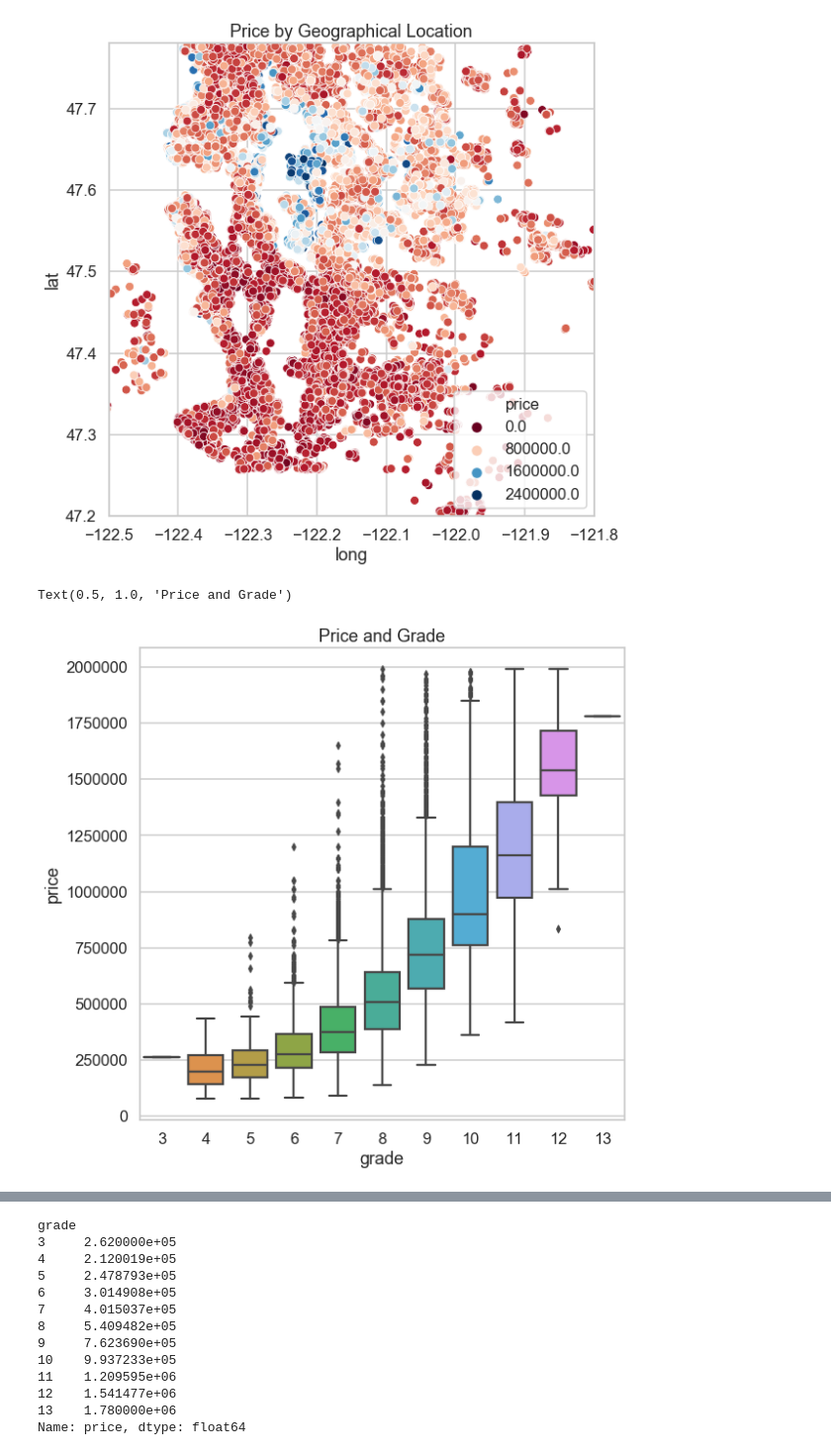
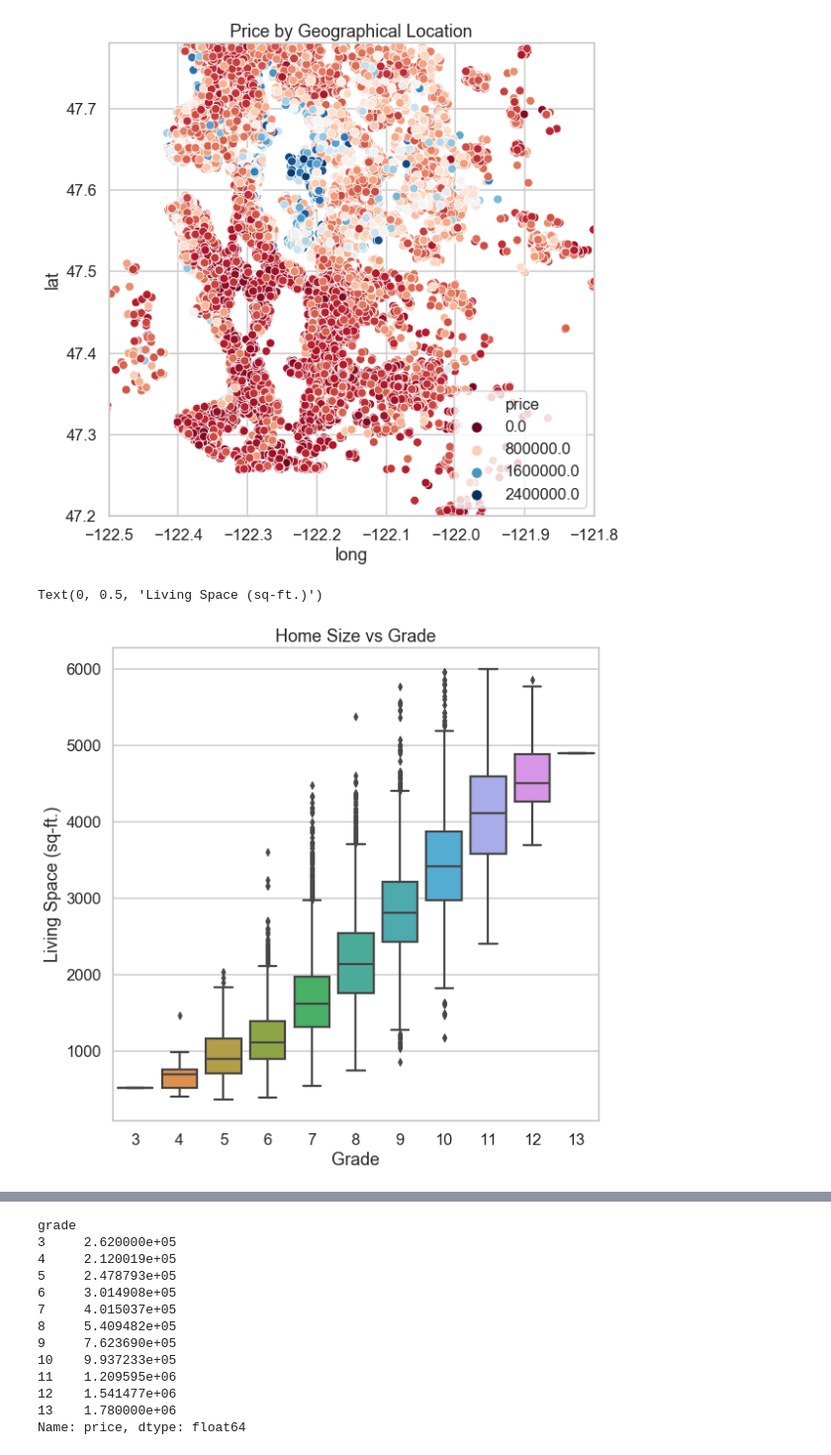
Before and after one commit to DTrimarchi10/Mod1Project, a Jupyter notebook: student_4_Making_Plots.ipynb, the cells around one changed output, grey strips where cells are left out. Shown at 99% size. Saved outputs shown, nothing was run; the diff lists cells and outputs as text; code cells hidden in the pictures.

```diff
--- a/student_4_Making_Plots.ipynb
+++ b/student_4_Making_Plots.ipynb
@@ -88,15 +88,16 @@ Text(0.5, 1.0, 'Price by Geographical Location')
 # %%
 #Box plot Price vs Grade
 sns.set_style('whitegrid')
 plt.figure(figsize=(9,9))
-prices_grouped = data.groupby('grade')['price'].mean()
-sns.boxplot(data['grade'], data['price'])
+sns.boxplot(data['grade'], data['sqft_living'])
 #sns.scatterplot(data['sqft_living'], data['grade'], hue=data['price'], palette='GnBu')
 #plt.legend(loc='lower right')
-plt.title("Price and Grade")
+plt.title("Home Size vs Grade")
+plt.xlabel('Grade')
+plt.ylabel('Living Space (sq-ft.)')
 # %% [output]
-Text(0.5, 1.0, 'Price and Grade')
+Text(0, 0.5, 'Living Space (sq-ft.)')
-[figure, old version]
+[figure, new version]
 # %%
 #Scatter sqft_living vs price
 sns.set_style('whitegrid')
```
Also changed, not shown: parts of 1 cell of this notebook, 1 other file.
